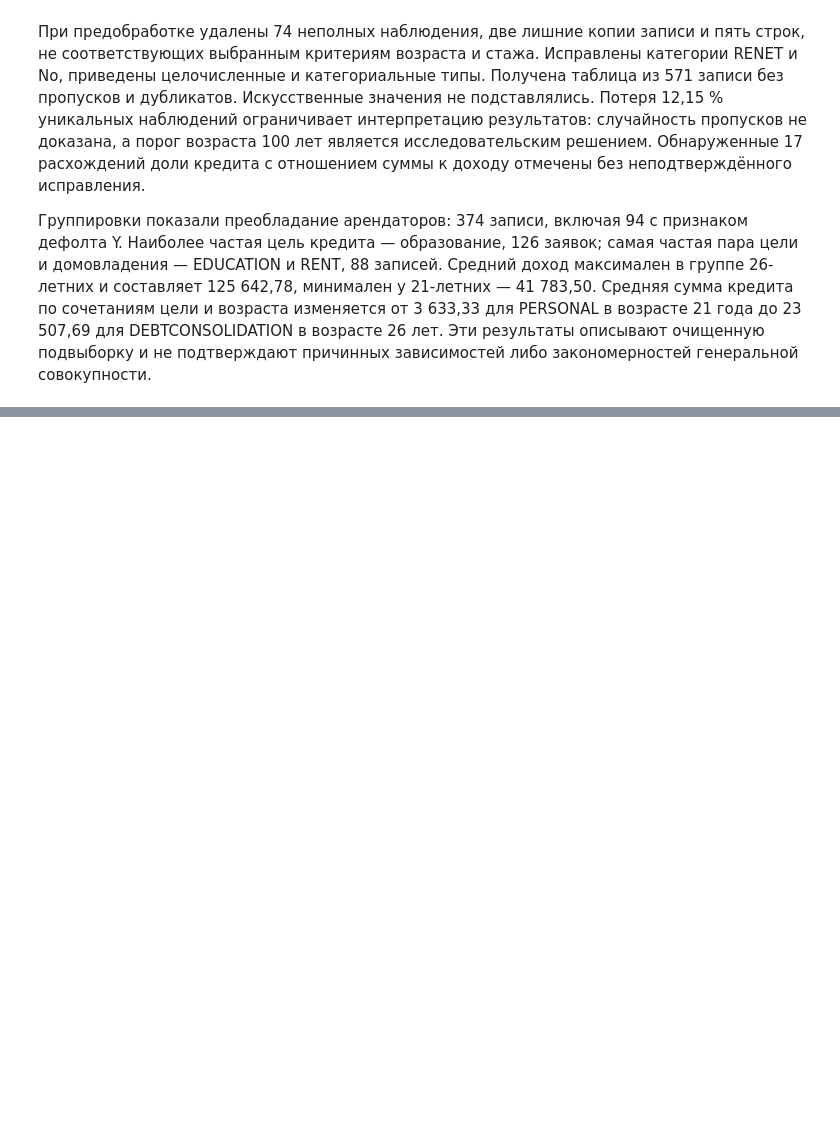
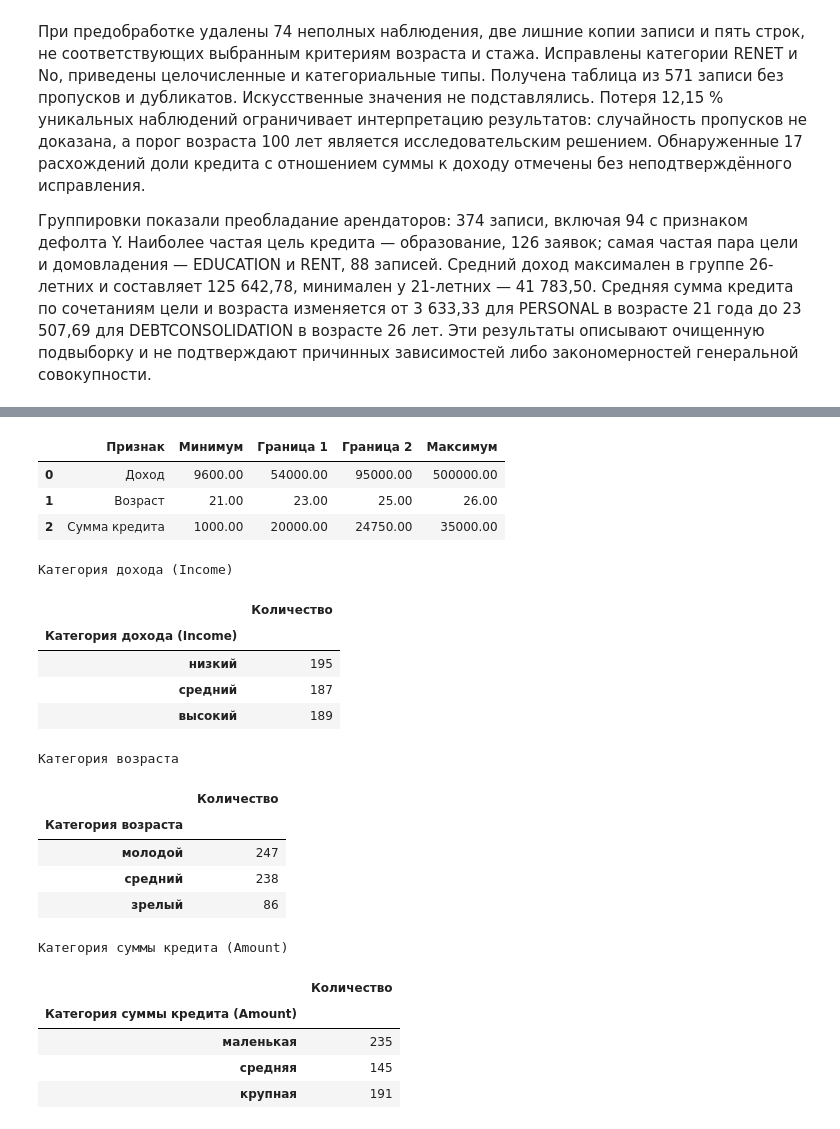
Before and after one commit to StasWW/suai-data-analysis-lab1, a Jupyter notebook: ЛР1_Жойд_8.ipynb, the cells around one changed output, grey strips where cells are left out. Cells and saved outputs as stored; diff of their text form; code cells hidden in the pictures; blank space fills up the shorter version.

```diff
--- a/ЛР1_Жойд_8.ipynb
+++ b/ЛР1_Жойд_8.ipynb
@@ -533,0 +561,55 @@ print('Контроль выполнен. Сохранены utility/credit_risk
+# %%
+income_cat = 'Категория дохода (Income)'
+age_cat = 'Категория возраста'
+amount_cat = 'Категория суммы кредита (Amount)'
+
+df[income_cat], income_bins = pd.qcut(
+    df['income'], q=3,
+    labels=['низкий', 'средний', 'высокий'],
+    retbins=True
+)
+df[age_cat], age_bins = pd.qcut(
+    df['age'], q=3,
+    labels=['молодой', 'средний', 'зрелый'],
+    retbins=True
+)
+df[amount_cat], amount_bins = pd.qcut(
+    df['amount'], q=3,
+    labels=['маленькая', 'средняя', 'крупная'],
+    retbins=True
+)
+
+boundaries = pd.DataFrame({
+    'Признак': ['Доход', 'Возраст', 'Сумма кредита'],
+    'Минимум': [income_bins[0], age_bins[0], amount_bins[0]],
+    'Граница 1': [income_bins[1], age_bins[1], amount_bins[1]],
+    'Граница 2': [income_bins[2], age_bins[2], amount_bins[2]],
+    'Максимум': [income_bins[3], age_bins[3], amount_bins[3]],
+})
+display(boundaries)
+for column in [income_cat, age_cat, amount_cat]:
+    print(column)
+    display(df[column].value_counts(sort=False).rename('Количество').to_frame())
+# %% [output]
+|  | Признак | Минимум | Граница 1 | Граница 2 | Максимум |
+| 0 | Доход | 9600.00 | 54000.00 | 95000.00 | 500000.00 |
+| 1 | Возраст | 21.00 | 23.00 | 25.00 | 26.00 |
+| 2 | Сумма кредита | 1000.00 | 20000.00 | 24750.00 | 35000.00 |
+Категория дохода (Income)
+|  | Количество |
+| Категория дохода (Income) |  |
+| низкий | 195 |
+| средний | 187 |
+| высокий | 189 |
+Категория возраста
+|  | Количество |
+| Категория возраста |  |
+| молодой | 247 |
+| средний | 238 |
+| зрелый | 86 |
+Категория суммы кредита (Amount)
+|  | Количество |
+| Категория суммы кредита (Amount) |  |
+| маленькая | 235 |
+| средняя | 145 |
+| крупная | 191 |
```
Also changed, not shown: parts of 22 cells of this notebook, 1 other file.
